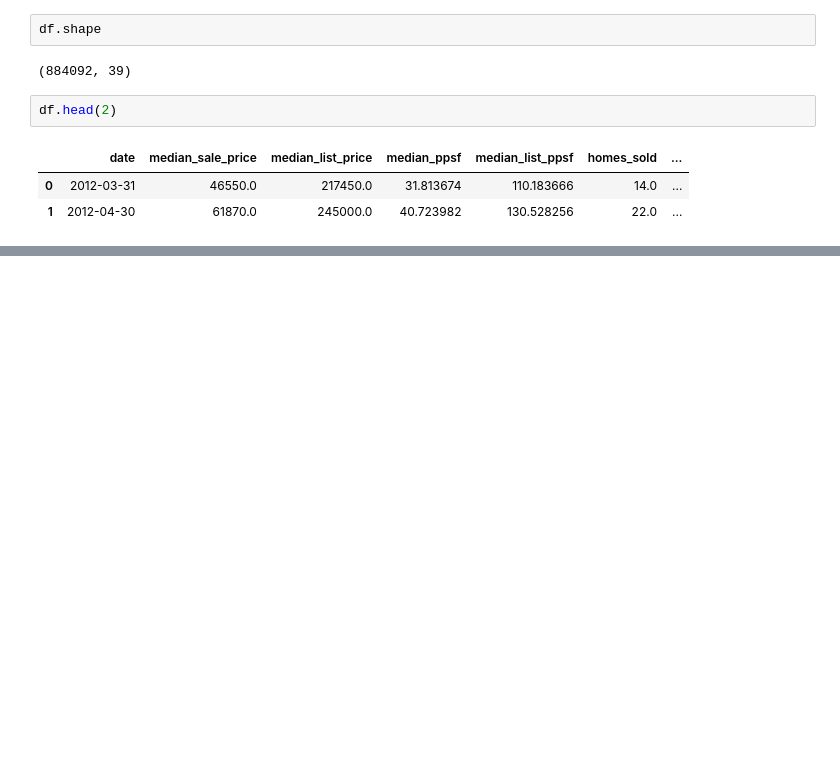
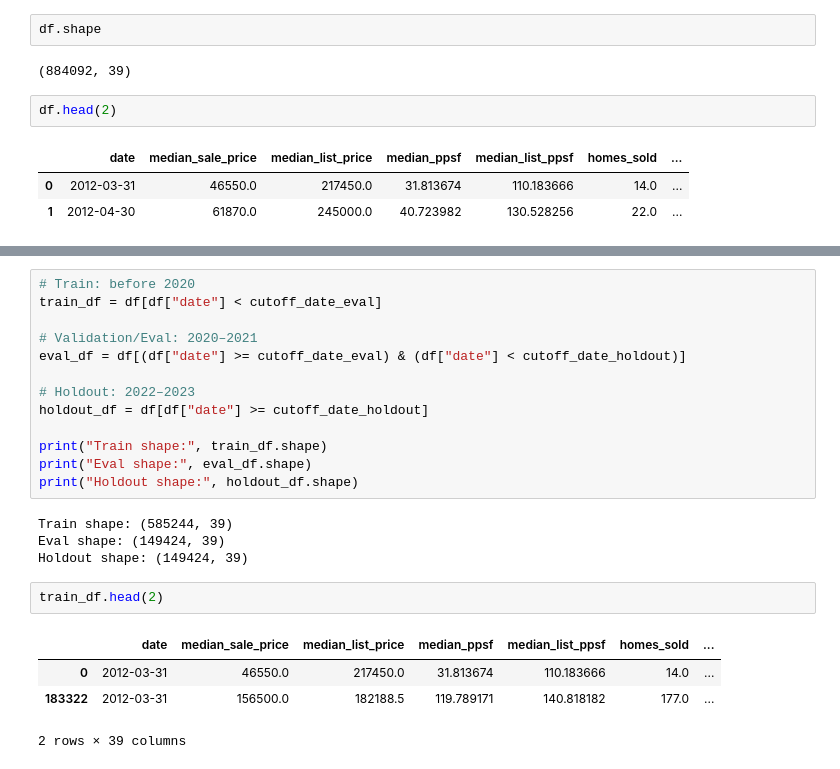
Before and after one commit to Aramys21/House-price-prediction, a Jupyter notebook: notebooks/00_data_split.ipynb, the cells around one changed output, grey strips where cells are left out. Saved outputs shown, nothing was run; the diff lists cells and outputs as text; blank space fills up the shorter version.

```diff
--- a/notebooks/00_data_split.ipynb
+++ b/notebooks/00_data_split.ipynb
@@ -17,0 +65,24 @@ df.head(2)
+# %%
+# Train: before 2020
+train_df = df[df["date"] < cutoff_date_eval]
+
+# Validation/Eval: 2020–2021
+eval_df = df[(df["date"] >= cutoff_date_eval) & (df["date"] < cutoff_date_holdout)]
+
+# Holdout: 2022–2023
+holdout_df = df[df["date"] >= cutoff_date_holdout]
+
+print("Train shape:", train_df.shape)
+print("Eval shape:", eval_df.shape)
+print("Holdout shape:", holdout_df.shape)
+# %% [output]
+Train shape: (585244, 39)
+Eval shape: (149424, 39)
+Holdout shape: (149424, 39)
+# %%
+train_df.head(2)
+# %% [output]
+|  | date | median_sale_price | median_list_price | median_ppsf | median_list_ppsf | homes_sold | ... |
+| 0 | 2012-03-31 | 46550.0 | 217450.0 | 31.813674 | 110.183666 | 14.0 | ... |
+| 183322 | 2012-03-31 | 156500.0 | 182188.5 | 119.789171 | 140.818182 | 177.0 | ... |
+2 rows × 39 columns
```
Also changed, not shown: parts of 7 cells of this notebook.
